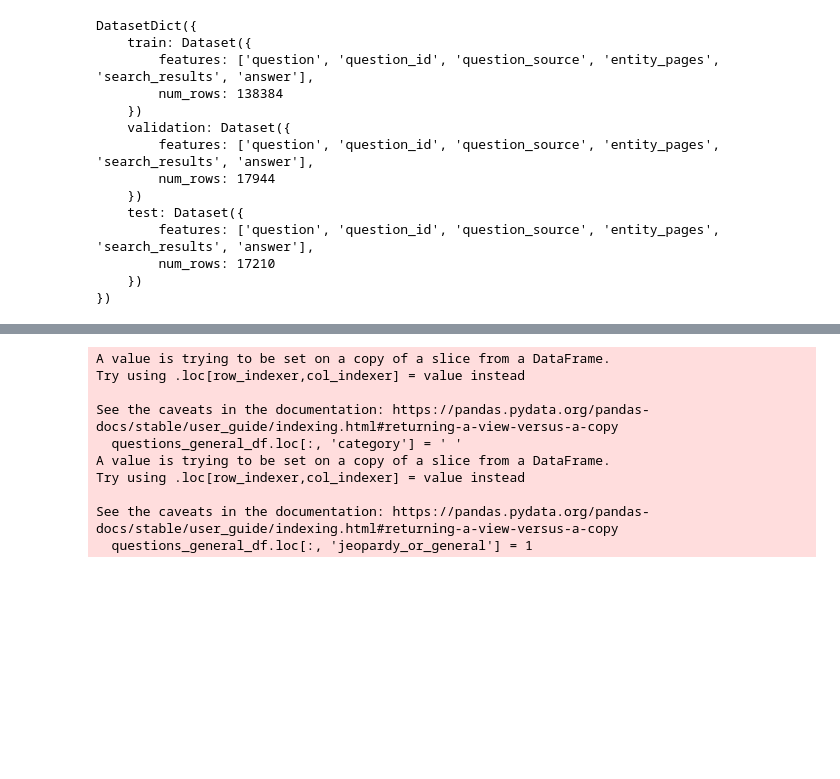
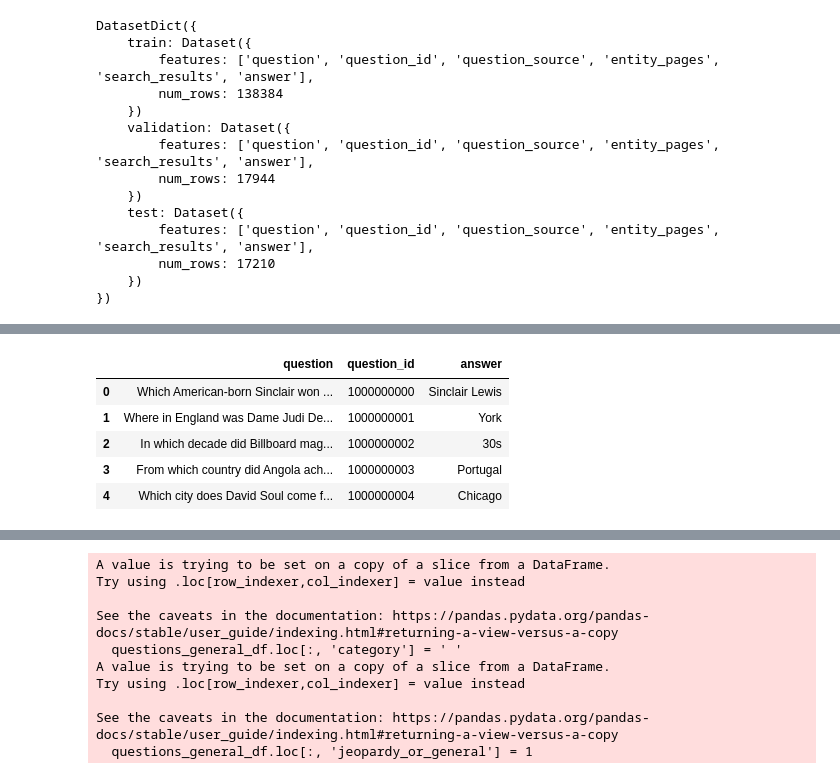
Before and after one commit to trinif/cis-5500-jeopardy-group44, a Jupyter notebook: preprocessing/general_trivia_processor.ipynb, the cells around one changed output, grey strips where cells are left out. Saved outputs shown, nothing was run; the diff lists cells and outputs as text; code cells hidden in the pictures; blank space fills up the shorter version.

```diff
--- a/preprocessing/general_trivia_processor.ipynb
+++ b/preprocessing/general_trivia_processor.ipynb
@@ -26,7 +26,7 @@ train_df = ds['train'].to_pandas()
 # test_df = ds['test'].to_pandas()
 # %%
 train_df['question_id'] = ['1'+str(i).zfill(9) for i in range(len(train_df))]
-# train_df['answer'] = train_df['answer'].apply(lambda x: x['value'])
+train_df['answer'] = train_df['answer'].apply(lambda x: x['value'])
 
 train_df_adjusted = train_df.drop(columns=['search_results', 'entity_pages', 'question_source'])
 
@@ -70,3 +50,12 @@ train_df['search_results'][0]
+# %%
+train_df_adjusted.head(5)
+# %% [output]
+|  | question | question_id | answer |
+| 0 | Which American-born Sinclair won ... | 1000000000 | Sinclair Lewis |
+| 1 | Where in England was Dame Judi De... | 1000000001 | York |
+| 2 | In which decade did Billboard mag... | 1000000002 | 30s |
+| 3 | From which country did Angola ach... | 1000000003 | Portugal |
+| 4 | Which city does David Soul come f... | 1000000004 | Chicago |
 # %%
 train_df_adjusted.to_csv('general_trivia_questions.csv', index=False)
 # %%
```
Also changed, not shown: parts of 1 cell of this notebook, 11 other files.
